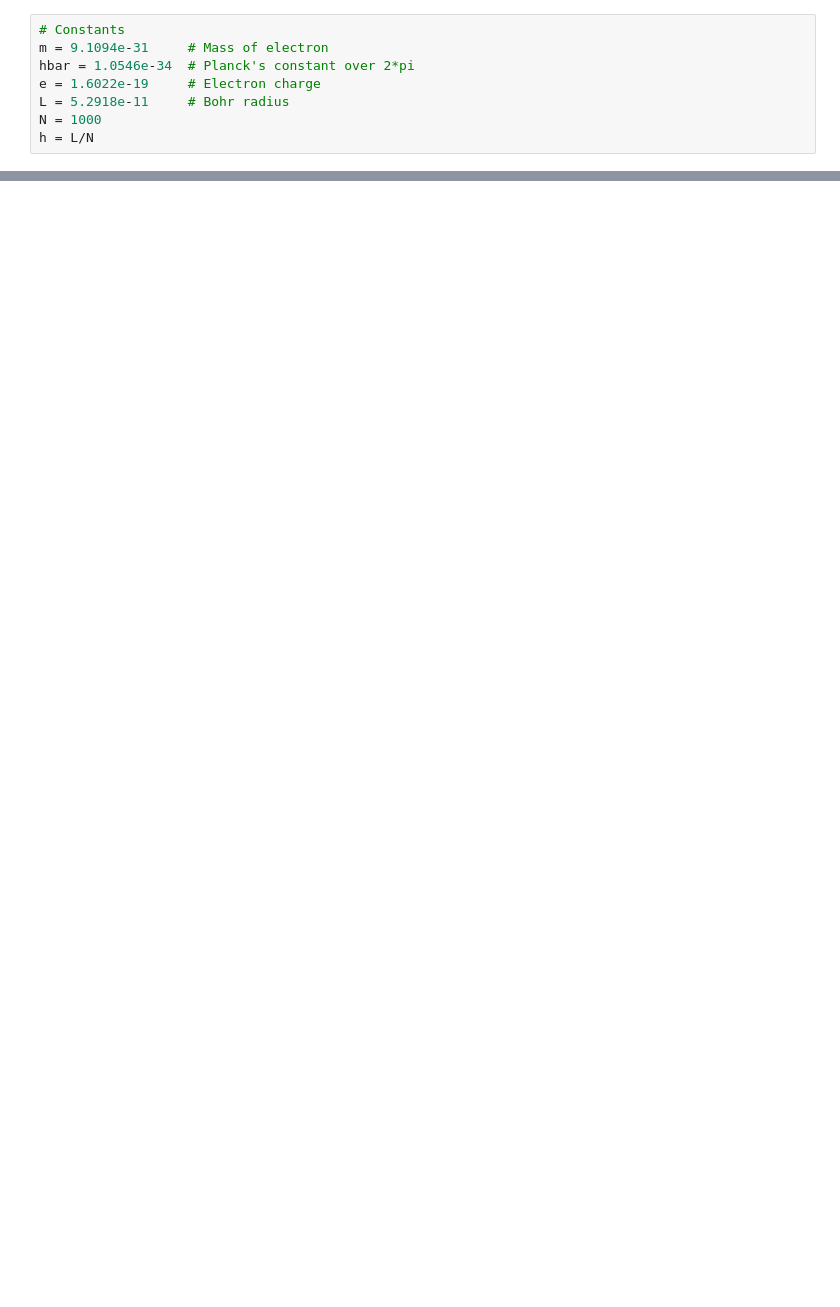
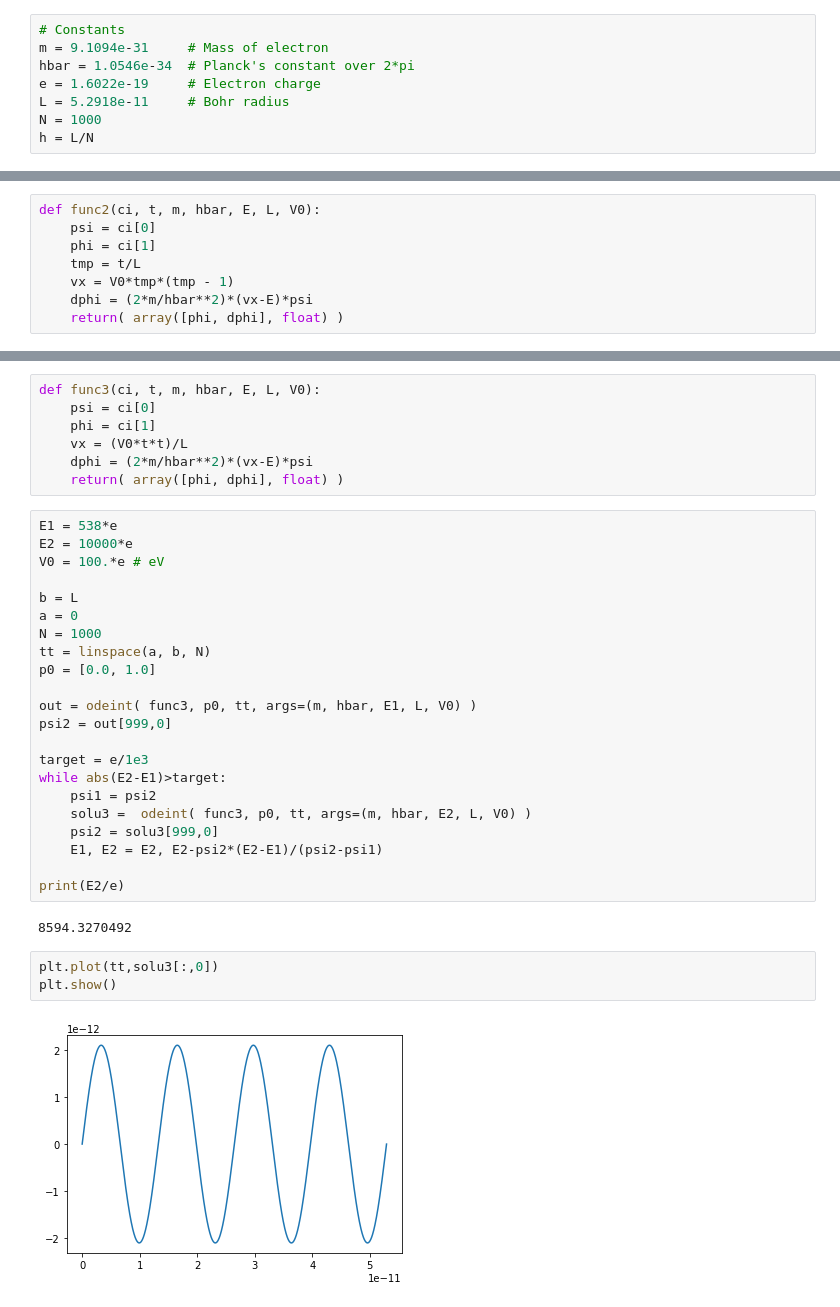
Before and after one commit to fiscompunipamplona/fc2_boundary, a Jupyter notebook: codes/schrodinger_equ.ipynb, the cells around one changed output, grey strips where cells are left out. Drawn from its saved outputs; the diff is of its cells as text; blank space fills up the shorter version.

```diff
--- a/codes/schrodinger_equ.ipynb
+++ b/codes/schrodinger_equ.ipynb
@@ -49,0 +48,8 @@ E = 134.286371694 eV
+# %%
+def func2(ci, t, m, hbar, E, L, V0):
+    psi = ci[0]
+    phi = ci[1]
+    tmp = t/L
+    vx = V0*tmp*(tmp - 1)
+    dphi = (2*m/hbar**2)*(vx-E)*psi
+    return( array([phi, dphi], float) )
@@ -49,0 +85,36 @@ E = 134.286371694 eV
+# %%
+def func3(ci, t, m, hbar, E, L, V0):
+    psi = ci[0]
+    phi = ci[1]
+    vx = (V0*t*t)/L
+    dphi = (2*m/hbar**2)*(vx-E)*psi
+    return( array([phi, dphi], float) )
+# %%
+E1 = 538*e
+E2 = 10000*e
+V0 = 100.*e # eV
+
+b = L
+a = 0
+N = 1000
+tt = linspace(a, b, N)
+p0 = [0.0, 1.0]
+
+out = odeint( func3, p0, tt, args=(m, hbar, E1, L, V0) )
+psi2 = out[999,0]
+
+target = e/1e3
+while abs(E2-E1)>target:
+    psi1 = psi2
+    solu3 =  odeint( func3, p0, tt, args=(m, hbar, E2, L, V0) )
+    psi2 = solu3[999,0]
+    E1, E2 = E2, E2-psi2*(E2-E1)/(psi2-psi1)
+
+print(E2/e)
+# %% [output]
+8594.3270492
+# %%
+plt.plot(tt,solu3[:,0])
+plt.show()
+# %% [output]
+[figure, added]
```
Also changed, not shown: parts of 7 cells of this notebook, 1 other file.
